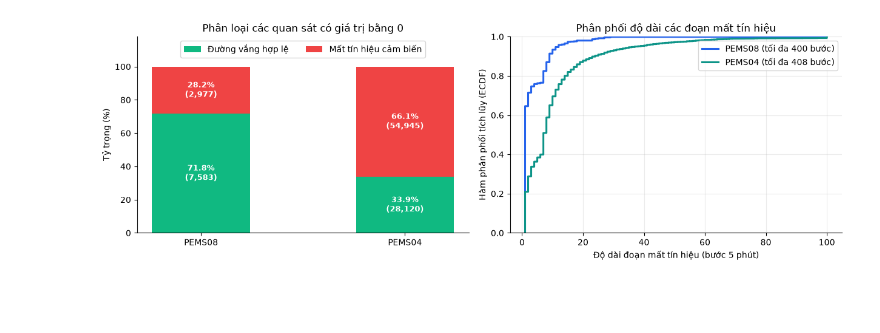
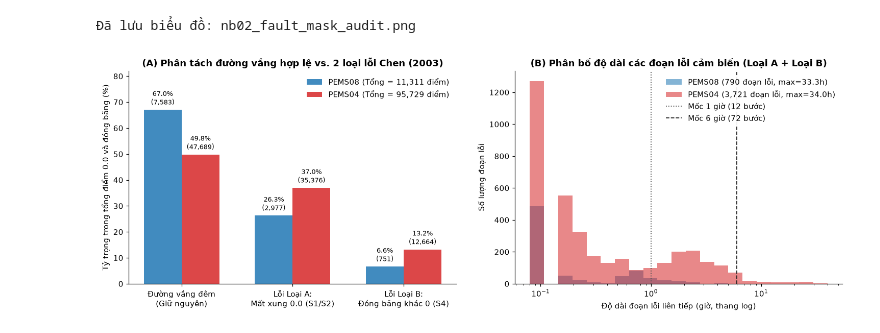
Before and after one commit to Dai-Nguyen1506/gat-traffic-warning, a Jupyter notebook: notebooks/02_Data_Cleaning_and_Interpolation.ipynb, the cells around one changed output. Cells and saved outputs as stored; diff of their text form; code cells hidden in the pictures; blank space fills up the shorter version.

```diff
--- a/notebooks/02_Data_Cleaning_and_Interpolation.ipynb
+++ b/notebooks/02_Data_Cleaning_and_Interpolation.ipynb
@@ -164,26 +243,50 @@ pd.DataFrame(summary_rows)
 # %%
-fig, axes = plt.subplots(1, 2, figsize=(12.5, 4.2))
-names = ["PEMS08", "PEMS04"]
-ec, dc = [audit[n]["empty"].sum() for n in names], [audit[n]["dropout"].sum() for n in names]
-tc = [e + d for e, d in zip(ec, dc)]
+fig, axes = plt.subplots(1, 2, figsize=(13.5, 4.8))
 
-axes[0].bar(names, [100*e/t for e, t in zip(ec, tc)], color="#10b981", width=0.48, label="Đường vắng hợp lệ")
-axes[0].bar(names, [100*d/t for d, t in zip(dc, tc)], bottom=[100*e/t for e, t in zip(ec, tc)], color="#ef4444", width=0.48, label="Mất tín hiệu cảm biến")
-for i, (e, d, t) in enumerate(zip(ec, dc, tc)):
-    axes[0].text(i, 50*e/t, f"{100*e/t:.1f}%\n({e:,})", ha="center", va="center", color="white", fontweight="bold", fontsize=9)
-    axes[0].text(i, 100*e/t + 50*d/t, f"{100*d/t:.1f}%\n({d:,})", ha="center", va="center", color="white", fontweight="bold", fontsize=9)
-axes[0].set(ylabel="Tỷ trọng (%)", ylim=(0, 118), title="Phân loại các quan sát có giá trị bằng 0")
-axes[0].legend(frameon=True, loc="upper center", ncol=2)
+# (A) Cau truc cac diem bat thuong tren PEMS08 va PEMS04
+ax = axes[0]
+cats = ["Đường vắng đêm\n(Giữ nguyên)", "Lỗi Loại A:\nMất xung 0.0 (S1/S2)", "Lỗi Loại B:\nĐóng băng khác 0 (S4)"]
+x = np.arange(len(cats))
+w = 0.34
+for idx_ds, (name, col) in enumerate([("PEMS08", "#1f77b4"), ("PEMS04", "#d62728")]):
+    d = diags[name]
+    vals = [
+        d.zero_valid_night_mask.sum(),
+        d.zero_fault_mask.sum(),
+        d.frozen_fault_mask.sum(),
+    ]
+    tot = sum(vals)
+    pcts = [v / tot * 100.0 for v in vals]
+    bars = ax.bar(x + (idx_ds - 0.5) * w, pcts, width=w, color=col, alpha=0.85, label=f"{name} (Tổng = {tot:,} điểm)")
+    for b, v, p in zip(bars, vals, pcts):
+        ax.text(b.get_x() + b.get_width() / 2, b.get_height() + 1.2, f"{p:.1f}%\n({v:,})", ha="center", va="bottom", fontsize=8.5)
+ax.set_xticks(x)
+ax.set_xticklabels(cats)
+ax.set_ylim(0, 82)
+ax.set_ylabel("Tỷ trọng trong tổng điểm 0.0 và đóng băng (%)")
+ax.set_title("(A) Phân tách đường vắng hợp lệ vs. 2 loại lỗi Chen (2003)", fontweight="bold")
+ax.legend(frameon=False, loc="upper right")
 
-for n, c in [("PEMS08", "#2563eb"), ("PEMS04", "#0d9488")]:
-    lens = audit[n]["streaks"].query("is_drop")["len"]
-    sns.ecdfplot(np.clip(lens, 1, 100), ax=axes[1], color=c, lw=2.2, label=f"{n} (tối đa {lens.max()} bước)")
-axes[1].set(xlabel="Độ dài đoạn mất tín hiệu (bước 5 phút)", ylabel="Hàm phân phối tích lũy (ECDF)",
-            title="Phân phối độ dài các đoạn mất tín hiệu")
-axes[1].legend(frameon=True); axes[1].grid(alpha=0.25)
+# (B) Phan bo do dai doan loi lien tiep (thang log theo gio)
+ax = axes[1]
+bins = np.logspace(np.log10(0.08), np.log10(40), 22)
+for name, col in [("PEMS08", "#1f77b4"), ("PEMS04", "#d62728")]:
+    zl, fl = run_lens_map[name]
+    all_hrs = np.concatenate([zl, fl]) * 5.0 / 60.0
+    ax.hist(all_hrs, bins=bins, alpha=0.55, color=col, label=f"{name} ({len(all_hrs):,} đoạn lỗi, max={all_hrs.max():.1f}h)")
+ax.set_xscale("log")
+ax.axvline(1.0, color="#555555", linestyle=":", lw=1.2, label="Mốc 1 giờ (12 bước)")
+ax.axvline(6.0, color="#222222", linestyle="--", lw=1.2, label="Mốc 6 giờ (72 bước)")
+ax.set_xlabel("Độ dài đoạn lỗi liên tiếp (giờ, thang log)")
+ax.set_ylabel("Số lượng đoạn lỗi")
+ax.set_title("(B) Phân bố độ dài các đoạn lỗi cảm biến (Loại A + Loại B)", fontweight="bold")
+ax.legend(frameon=True, facecolor="white", framealpha=0.92, edgecolor="none", loc="upper right")
 
-plt.tight_layout()
-fig.savefig(FIG_DIR / "nb02_anomaly_audit.png", bbox_inches="tight")
+plt.tight_layout(w_pad=2.4)
+fig_path2 = FIG_DIR / "nb02_fault_mask_audit.png"
+plt.savefig(fig_path2, dpi=300, bbox_inches="tight")
 plt.show()
+print(f"Đã lưu biểu đồ: {fig_path2.name}")
 # %% [output]
+Đã lưu biểu đồ: nb02_fault_mask_audit.png
-[figure, old version]
+[figure, new version]
```
Also changed, not shown: parts of 25 cells of this notebook, 9 other files.
